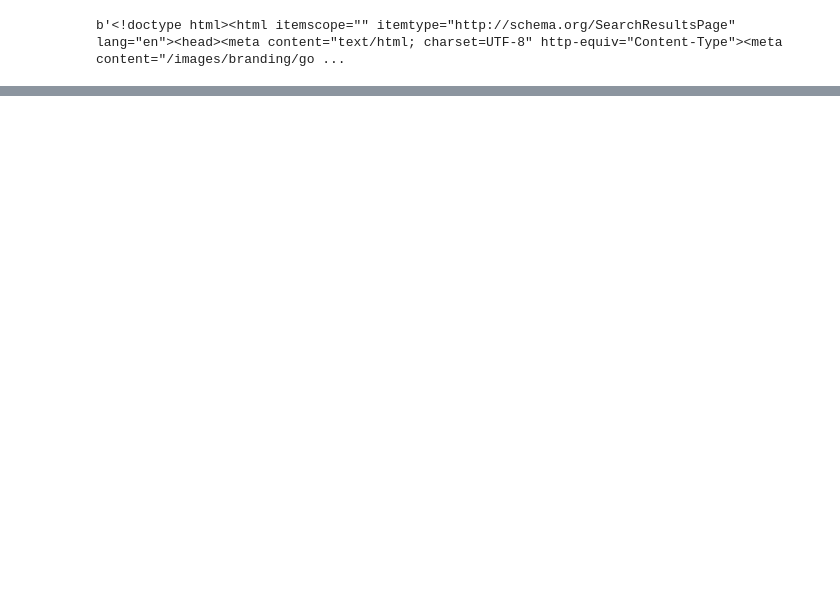
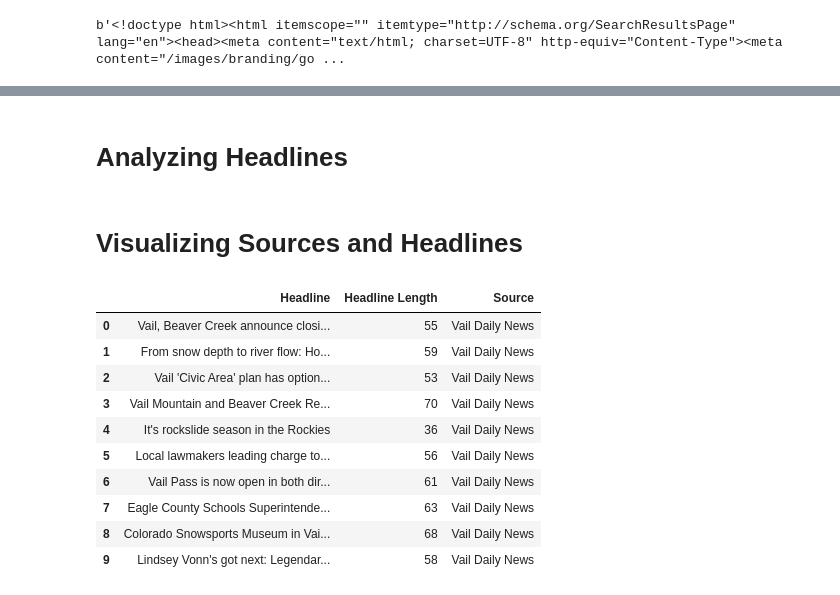
Before and after one commit to nicholasgriffen/google-news-data-visualization, a Jupyter notebook: NewsPageAnalysis.ipynb, the cells around one changed output, grey strips where cells are left out. Saved outputs shown, nothing was run; the diff lists cells and outputs as text; code cells hidden in the pictures; blank space fills up the shorter version.

Commit message:
Transform and visualize

```diff
--- a/NewsPageAnalysis.ipynb
+++ b/NewsPageAnalysis.ipynb
@@ -32,11 +37,13 @@ import pandas as pd
 # %%
+# store request url in a variable
+request_url = "https://www.google.com/search?tbm=nws&q=vail+colorado"
+
 # use the get function from the requests Module
 # store the output of the function in a variable
-response = requests.get("https://www.google.com/search?tbm=nws&q=vail+colorado")
+response = requests.get(request_url)
 
 # extract the content from our response
 # refer to http://docs.python-requests.org/en/master/api/#requests.Response
-
 news_page = response.content
 
 # use the built-in print function to display the news_page
@@ -48,9 +55,11 @@ b'<!doctype html><html itemscope="" itemtype="http://schema.org/SearchResultsPag
 # %%
-# use the BeautifulSoup constructor on the news_page
-# use the prettify method on the BeautifulSoup instance
-# store the result in a variable
+# use the BeautifulSoup function to create an interface to the HTML doc
+# store the interface in a variable
+document_interface = BeautifulSoup(news_page)
 
-formatted_news = BeautifulSoup(news_page).prettify()
+# use the prettify method on the document_interface
+# store the formatted HTML in a variable
+formatted_news = document_interface.prettify()
 
 # use the built-in print function to examine the formatted_news
 print(formatted_news)
@@ -74,0 +166,18 @@ print(formatted_news)
+# %%
+# Source element text contains a name and date like below
+# Vail Daily News - Apr 3, 2019
+# we are interested in transforming the source
+# to include only the source name
+source_names = []
+
+# define a pattern corresponding to text from the - to the end
+date_pattern =r'\- .*$'
+
+# for each source, use re.sub
+# substitute '' for the date_pattern
+for source in sources:
+  source_name = re.sub(date_pattern, '', source)
+# use the built-in print function to see the transformed text
+  print(source_name)
+# collect the source_name into a list for later use
+  source_names.append(source_name)
@@ -74,0 +195,24 @@ print(formatted_news)
+# %% [markdown]
+# Analyzing Headlines
+# %% [markdown]
+# Visualizing Sources and Headlines
+# %%
+# use DataFrame method from pandas Module
+# to create table of sources to headlines
+table = pandas.DataFrame({'Source': source_names,
+                          'Headline': headlines,
+                         'Headline Length': [len(headline) for headline in headlines]})
+
+table
+# %% [output]
+|  | Headline | Headline Length | Source |
+| 0 | Vail, Beaver Creek announce closi... | 55 | Vail Daily News |
+| 1 | From snow depth to river flow: Ho... | 59 | Vail Daily News |
+| 2 | Vail 'Civic Area' plan has option... | 53 | Vail Daily News |
+| 3 | Vail Mountain and Beaver Creek Re... | 70 | Vail Daily News |
+| 4 | It's rockslide season in the Rockies | 36 | Vail Daily News |
+| 5 | Local lawmakers leading charge to... | 56 | Vail Daily News |
+| 6 | Vail Pass is now open in both dir... | 61 | Vail Daily News |
+| 7 | Eagle County Schools Superintende... | 63 | Vail Daily News |
+| 8 | Colorado Snowsports Museum in Vai... | 68 | Vail Daily News |
+| 9 | Lindsey Vonn's got next: Legendar... | 58 | Vail Daily News |
```
Also changed, not shown: parts of 10 cells of this notebook.
